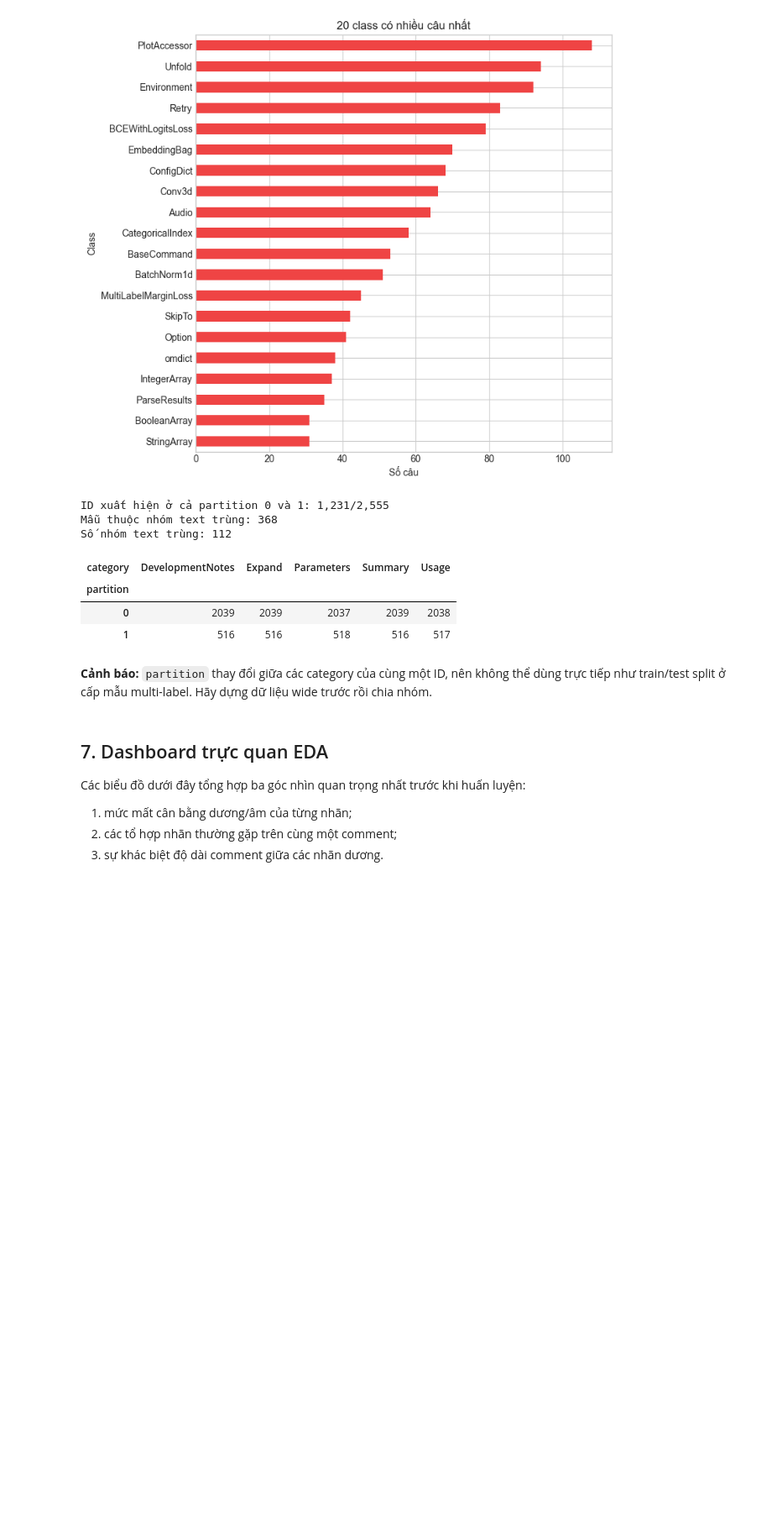
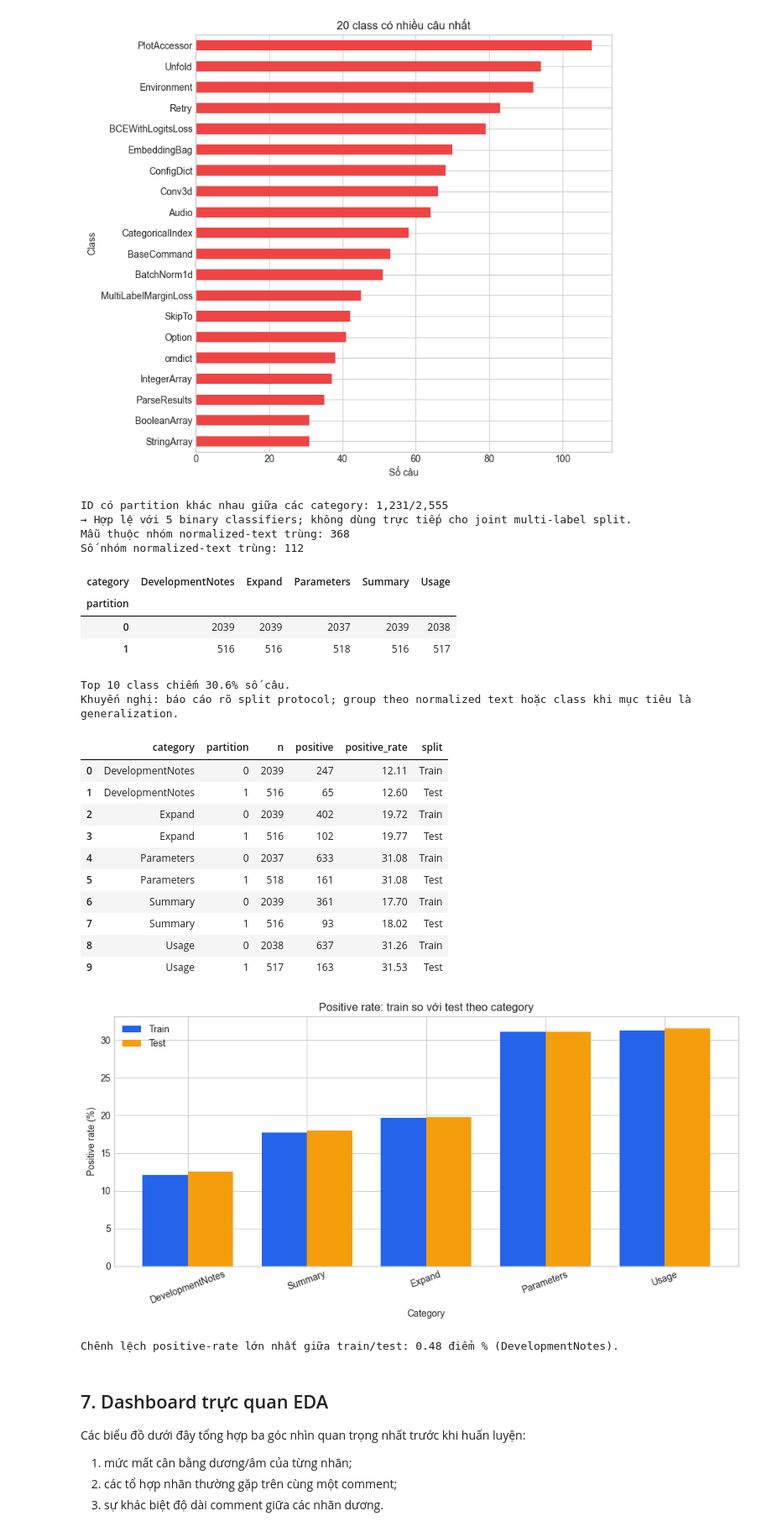
Before and after one commit to binhbinh22/Master-Seminar-2, a Jupyter notebook: EDA_python_code_comment_classification.ipynb, the cells around one changed output. Shown at 84% size. Drawn from its saved outputs; the diff is of its cells as text; code cells hidden in the pictures; blank space fills up the shorter version.

```diff
--- a/EDA_python_code_comment_classification.ipynb
+++ b/EDA_python_code_comment_classification.ipynb
@@ -355,7 +438,7 @@ Class chỉ có 1 câu: 145
 [figure]
 # %%
 partition_by_id = df.groupby('comment_sentence_id').partition.nunique()
-ids_crossing_partitions = int((partition_by_id > 1).sum())
+ids_with_category_specific_splits = int((partition_by_id > 1).sum())
 
 normalized_text = (
     text_df.comment_sentence.str.lower()
@@ -365,27 +448,67 @@ normalized_text = (
 duplicate_text_rows = int(normalized_text.duplicated(keep=False).sum())
 duplicate_text_groups = int(normalized_text[normalized_text.duplicated(keep=False)].nunique())
 
-print(f'ID xuất hiện ở cả partition 0 và 1: {ids_crossing_partitions:,}/{len(text_df):,}')
-print(f'Mẫu thuộc nhóm text trùng: {duplicate_text_rows:,}')
-print(f'Số nhóm text trùng: {duplicate_text_groups:,}')
+print(f'ID có partition khác nhau giữa các category: {ids_with_category_specific_splits:,}/{len(text_df):,}')
+print('→ Hợp lệ với 5 binary classifiers; không dùng trực tiếp cho joint multi-label split.')
+print(f'Mẫu thuộc nhóm normalized-text trùng: {duplicate_text_rows:,}')
+print(f'Số nhóm normalized-text trùng: {duplicate_text_groups:,}')
 
 partition_table = pd.crosstab(df.partition, df.category)
 display(partition_table)
 
-if ids_crossing_partitions:
-    display(Markdown(
-        '**Cảnh báo:** `partition` thay đổi giữa các category của cùng một ID, nên không thể dùng trực tiếp '
-        'như train/test split ở cấp mẫu multi-label. Hãy dựng dữ liệu wide trước rồi chia nhóm.'
-    ))
+top10_class_share = class_counts.head(10).sum() / class_counts.sum()
+print(f'Top 10 class chiếm {top10_class_share:.1%} số câu.')
+print('Khuyến nghị: báo cáo rõ split protocol; group theo normalized text hoặc class khi mục tiêu là generalization.')
 # %% [output]
-ID xuất hiện ở cả partition 0 và 1: 1,231/2,555
-Mẫu thuộc nhóm text trùng: 368
-Số nhóm text trùng: 112
+ID có partition khác nhau giữa các category: 1,231/2,555
+→ Hợp lệ với 5 binary classifiers; không dùng trực tiếp cho joint multi-label split.
+Mẫu thuộc nhóm normalized-text trùng: 368
+Số nhóm normalized-text trùng: 112
 | category | DevelopmentNotes | Expand | Parameters | Summary | Usage |
 | partition |  |  |  |  |  |
 | 0 | 2039 | 2039 | 2037 | 2039 | 2038 |
 | 1 | 516 | 516 | 518 | 516 | 517 |
-**Cảnh báo:** `partition` thay đổi giữa các category của cùng một ID, nên không thể dùng trực tiếp như train/test split ở cấp mẫu multi-label. Hãy dựng dữ liệu wide trước rồi chia nhóm.
+Top 10 class chiếm 30.6% số câu.
+Khuyến nghị: báo cáo rõ split protocol; group theo normalized text hoặc class khi mục tiêu là generalization.
+# %%
+# EDA_V2_ADDITION — kiểm tra train/test drift theo từng binary task
+split_stats = (
+    df.groupby(['category', 'partition']).instance_type
+    .agg(n='size', positive='sum', positive_rate='mean')
+    .reset_index()
+)
+split_stats['split'] = split_stats.partition.map({0: 'Train', 1: 'Test'})
+display(split_stats.assign(positive_rate=lambda x: (100 * x.positive_rate).round(2)))
+
+rate_pivot = split_stats.pivot(index='category', columns='split', values='positive_rate') * 100
+rate_pivot = rate_pivot.sort_values('Train')
+x = np.arange(len(rate_pivot))
+width = 0.38
+fig, ax = plt.subplots(figsize=(10, 5))
+ax.bar(x - width/2, rate_pivot['Train'], width, label='Train', color='#2563eb')
+ax.bar(x + width/2, rate_pivot['Test'], width, label='Test', color='#f59e0b')
+ax.set_xticks(x, rate_pivot.index, rotation=20)
+ax.set(title='Positive rate: train so với test theo category', xlabel='Category', ylabel='Positive rate (%)')
+ax.legend()
+plt.tight_layout()
+plt.show()
+
+rate_gap = (rate_pivot['Train'] - rate_pivot['Test']).abs()
+print(f'Chênh lệch positive-rate lớn nhất giữa train/test: {rate_gap.max():.2f} điểm % ({rate_gap.idxmax()}).')
+# %% [output]
+|  | category | partition | n | positive | positive_rate | split |
+| 0 | DevelopmentNotes | 0 | 2039 | 247 | 12.11 | Train |
+| 1 | DevelopmentNotes | 1 | 516 | 65 | 12.60 | Test |
+| 2 | Expand | 0 | 2039 | 402 | 19.72 | Train |
+| 3 | Expand | 1 | 516 | 102 | 19.77 | Test |
+| 4 | Parameters | 0 | 2037 | 633 | 31.08 | Train |
+| 5 | Parameters | 1 | 518 | 161 | 31.08 | Test |
+| 6 | Summary | 0 | 2039 | 361 | 17.70 | Train |
+| 7 | Summary | 1 | 516 | 93 | 18.02 | Test |
+| 8 | Usage | 0 | 2038 | 637 | 31.26 | Train |
+| 9 | Usage | 1 | 517 | 163 | 31.53 | Test |
+[figure, added]
+Chênh lệch positive-rate lớn nhất giữa train/test: 0.48 điểm % (DevelopmentNotes).
 # %% [markdown]
 ## 7. Dashboard trực quan EDA
 
```
Also changed, not shown: parts of 11 cells of this notebook.
